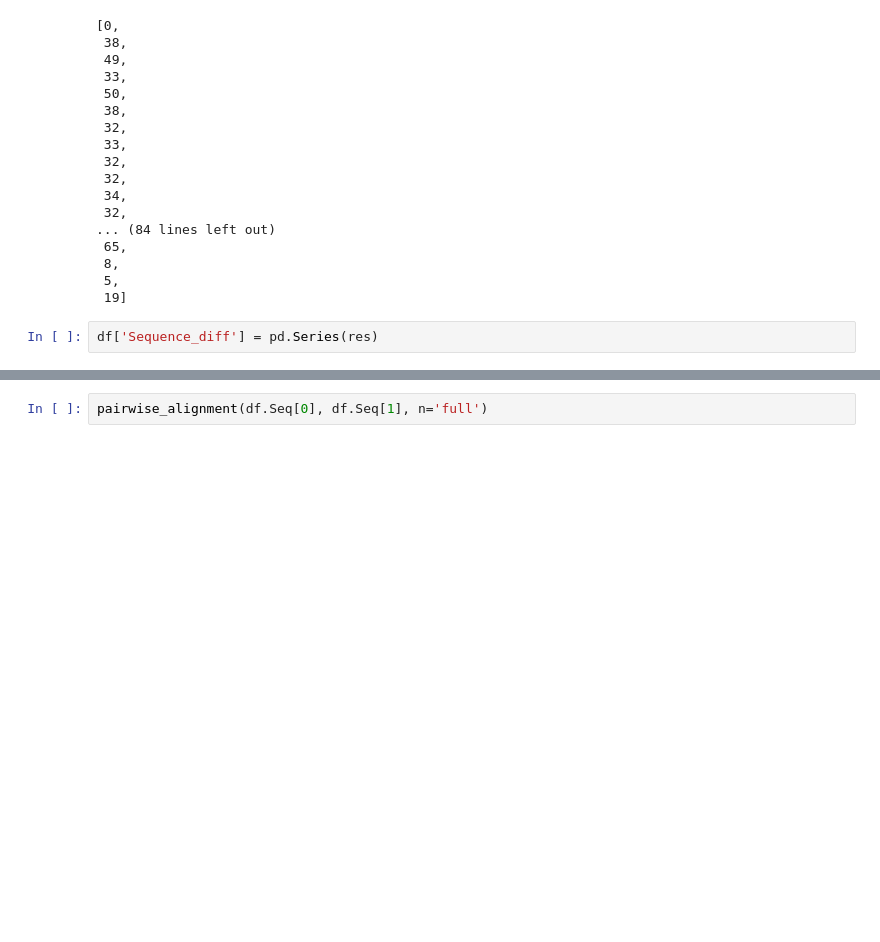
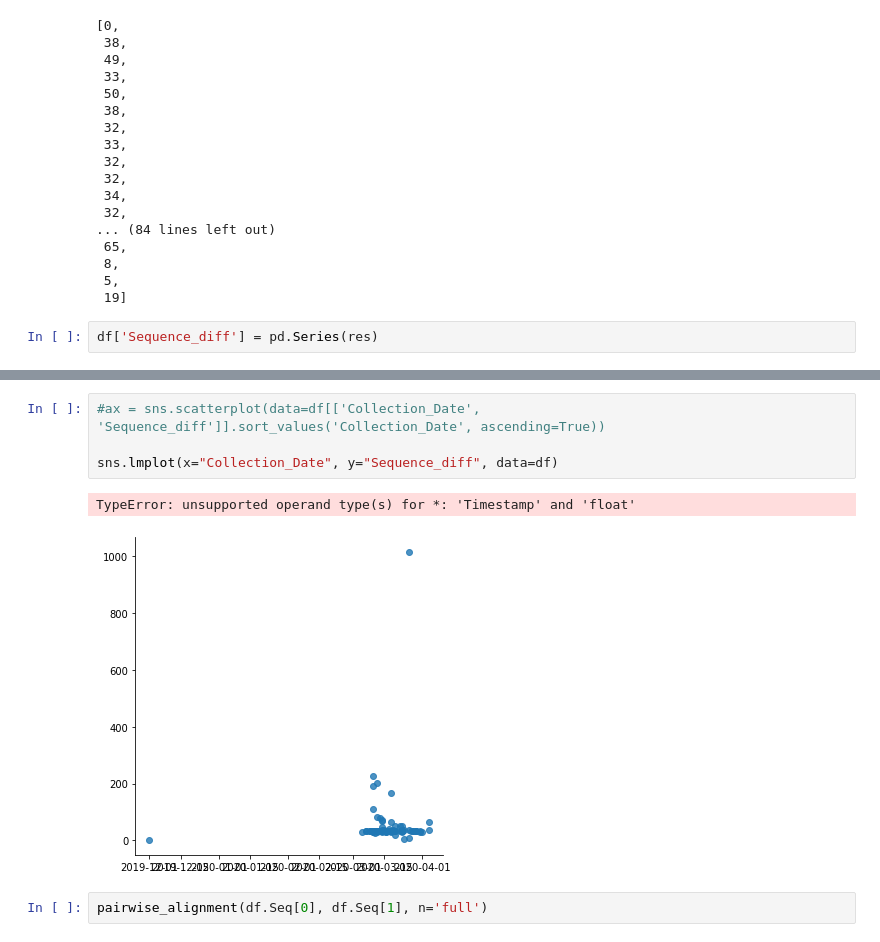
Before and after one commit to lukexyz/DNA-Toolbox, a Jupyter notebook: notebooks/03-COVID19-GlobalAnalysis.ipynb, the cells around one changed output, grey strips where cells are left out. Cells and saved outputs as stored; diff of their text form; blank space fills up the shorter version.

```diff
--- a/notebooks/03-COVID19-GlobalAnalysis.ipynb
+++ b/notebooks/03-COVID19-GlobalAnalysis.ipynb
@@ -161,3 +183,10 @@ df['Sequence_diff'] = pd.Series(res)
+# %%
+#ax = sns.scatterplot(data=df[['Collection_Date', 'Sequence_diff']].sort_values('Collection_Date', ascending=True))
+
+sns.lmplot(x="Collection_Date", y="Sequence_diff", data=df)
+# %% [output]
+TypeError: unsupported operand type(s) for *: 'Timestamp' and 'float'
+[figure, added]
 # %%
 pairwise_alignment(df.Seq[0], df.Seq[1], n='full')
 # %% [output]
```
Also changed, not shown: parts of 5 cells of this notebook.
